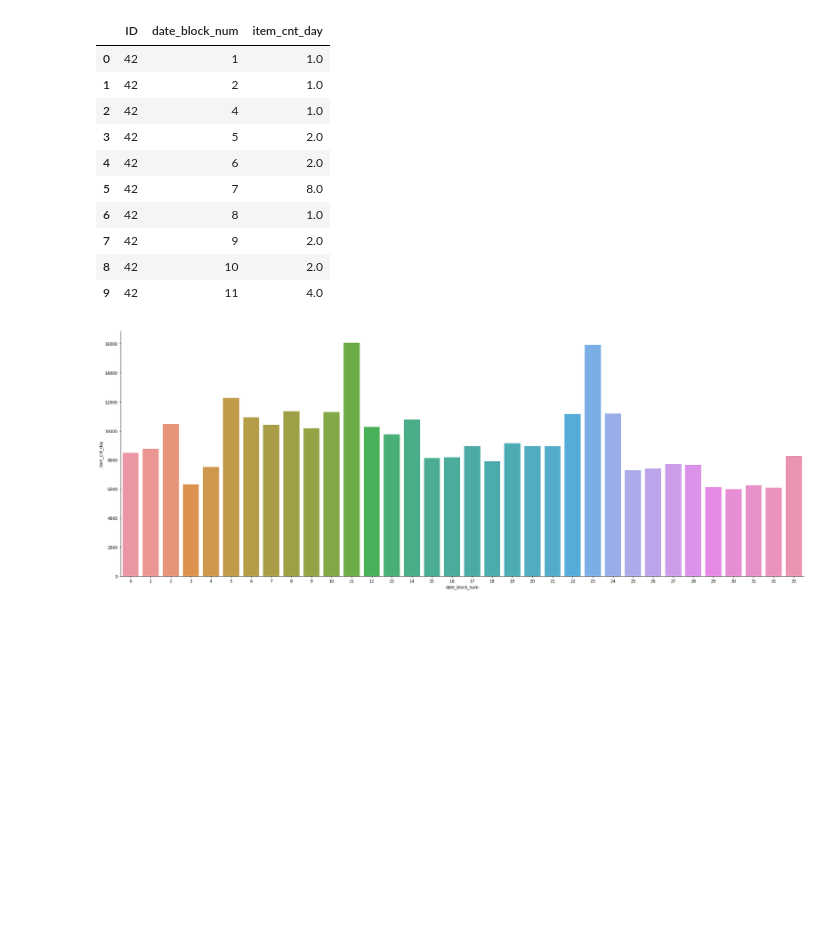
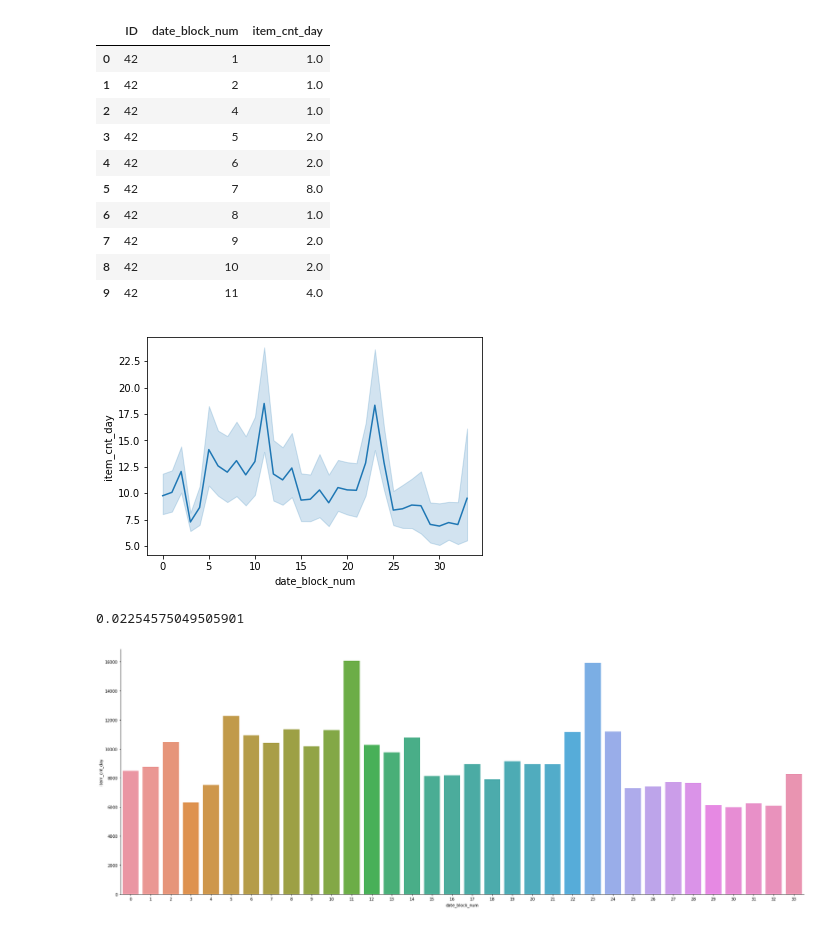
Before and after one commit to zex0023/Sale_Prediction, a Jupyter notebook: sales_prediction.ipynb, the cells around one changed output. Saved outputs shown, nothing was run; the diff lists cells and outputs as text; code cells hidden in the pictures; blank space fills up the shorter version.

```diff
--- a/sales_prediction.ipynb
+++ b/sales_prediction.ipynb
@@ -248,3 +248,7 @@ new_t.head(10)
 | 7 | 42 | 9 | 2.0 |
 | 8 | 42 | 10 | 2.0 |
 | 9 | 42 | 11 | 4.0 |
+# %%
+l_g = sns.lineplot(x="date_block_num", y="item_cnt_day", data = new_t)
+# %% [output]
+[figure, added]
@@ -251,6 +257,11 @@ new_t.head(10)
 # %%
 new_i = new_t[['date_block_num', 'item_cnt_day']]
 new_i = new_i.groupby(['date_block_num'],as_index=False).agg({'item_cnt_day':'sum'})
+# %%
+result = adfuller(new_i['item_cnt_day'])
+print(result[1])
+# %% [output]
+0.02254575049505901
 # %%
 new_g = sns.catplot(x="date_block_num", y="item_cnt_day", kind="bar", data=new_i)
 new_g.fig.set_size_inches(30,10)
```
Also changed, not shown: parts of 1 cell of this notebook.
